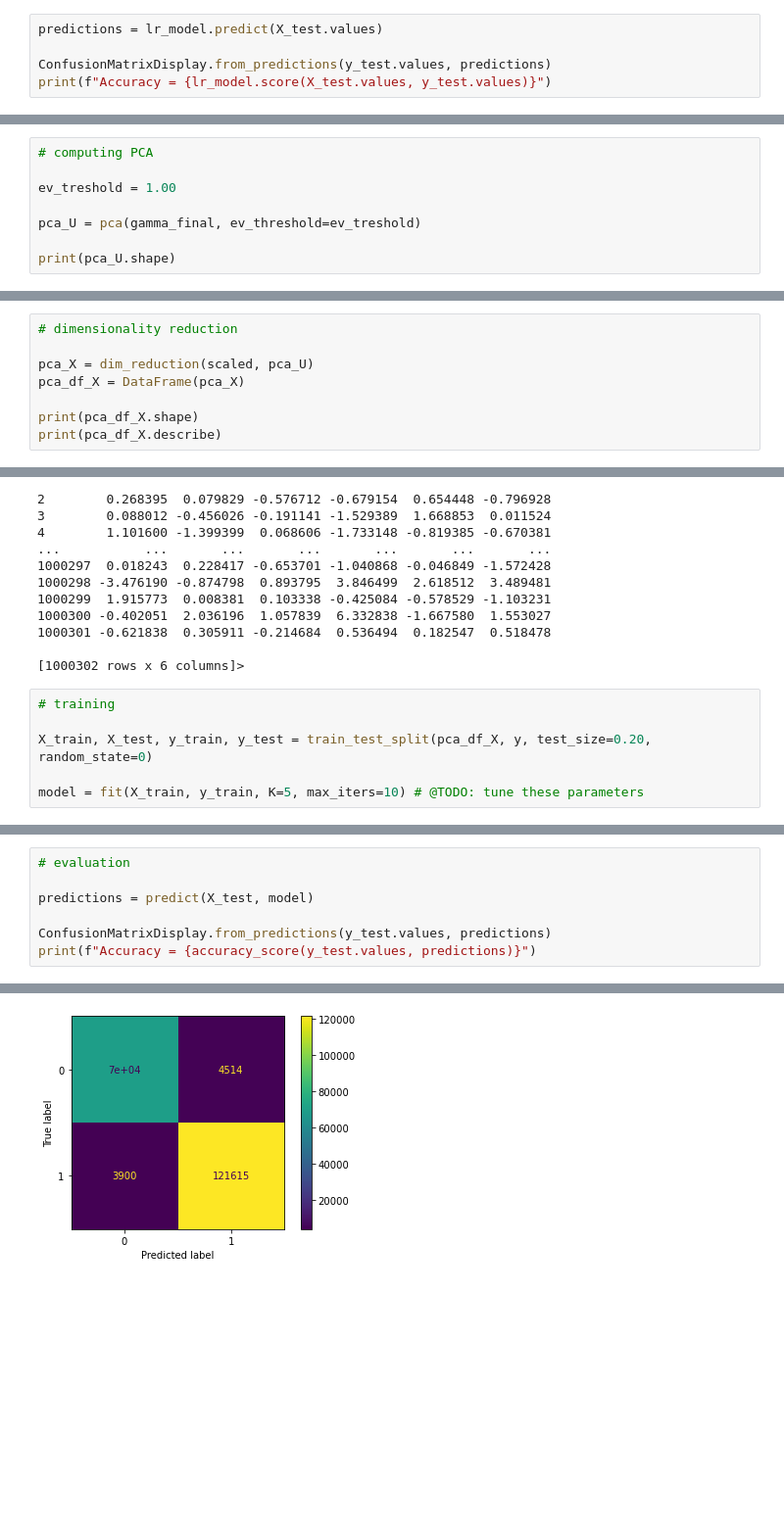
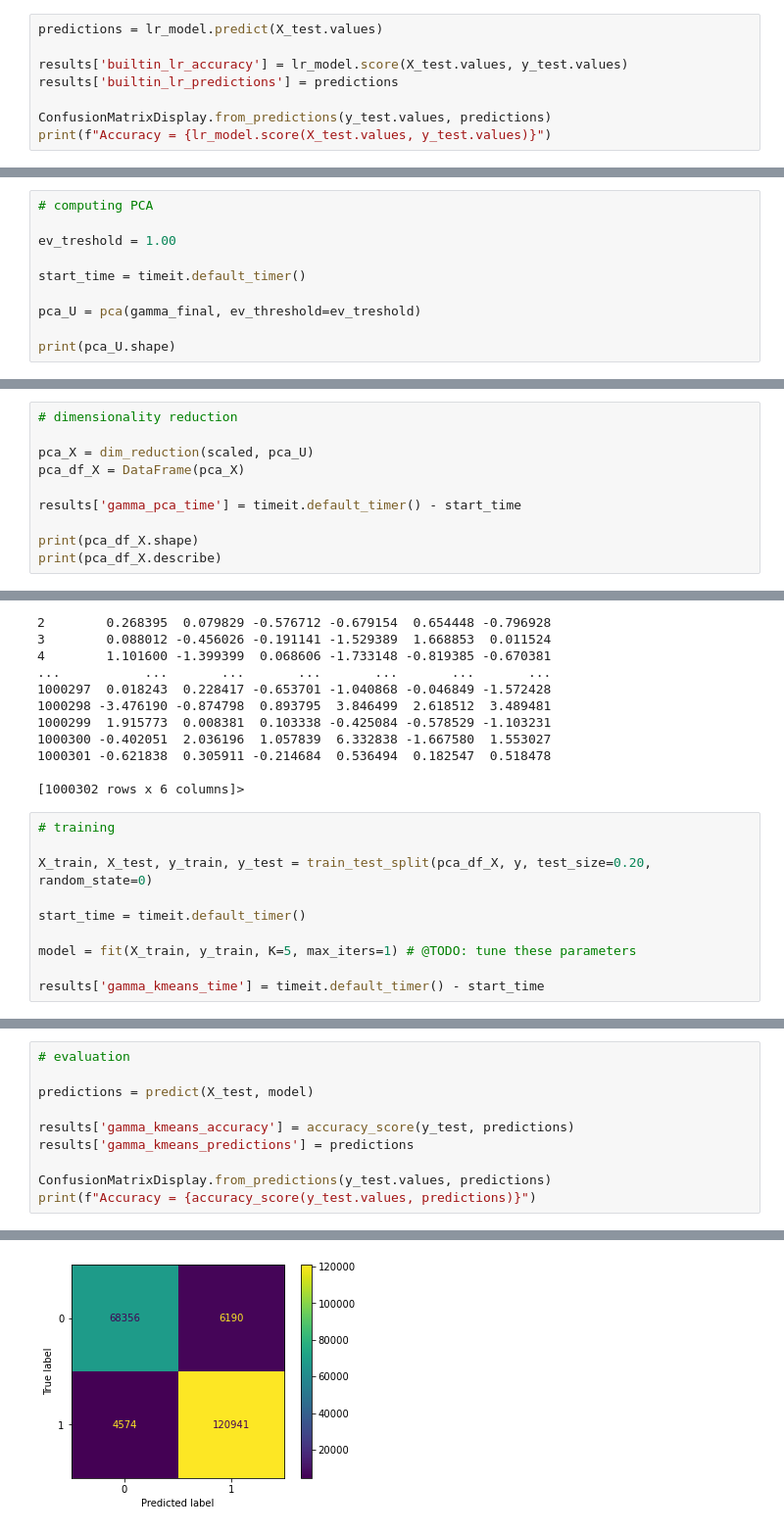
Before and after one commit to JediRhymeTrix/COSC-6339-HW1, a Jupyter notebook: hw1.ipynb, the cells around one changed output, grey strips where cells are left out. Shown at 98% size. Cells and saved outputs as stored; diff of their text form; blank space fills up the shorter version.

Commit message:
chore: :recycle: add consolidated results at end of notebook

```diff
--- a/hw1.ipynb
+++ b/hw1.ipynb
@@ -149,6 +160,9 @@ LogisticRegression()
 # %%
 predictions = lr_model.predict(X_test.values)
 
+results['builtin_lr_accuracy'] = lr_model.score(X_test.values, y_test.values)
+results['builtin_lr_predictions'] = predictions
+
 ConfusionMatrixDisplay.from_predictions(y_test.values, predictions)
 print(f"Accuracy = {lr_model.score(X_test.values, y_test.values)}")
 # %% [output]
@@ -350,6 +364,8 @@ print(gamma_final)
 
 ev_treshold = 1.00
 
+start_time = timeit.default_timer()
+
 pca_U = pca(gamma_final, ev_threshold=ev_treshold)
 
 print(pca_U.shape)
@@ -361,6 +377,8 @@ print(pca_U.shape)
 pca_X = dim_reduction(scaled, pca_U)
 pca_df_X = DataFrame(pca_X)
 
+results['gamma_pca_time'] = timeit.default_timer() - start_time
+
 print(pca_df_X.shape)
 print(pca_df_X.describe)
 # %% [output]
@@ -384,6 +402,10 @@ print(pca_df_X.describe)
 
 X_train, X_test, y_train, y_test = train_test_split(pca_df_X, y, test_size=0.20, random_state=0)
 
-model = fit(X_train, y_train, K=5, max_iters=10) # @TODO: tune these parameters
+start_time = timeit.default_timer()
+
+model = fit(X_train, y_train, K=5, max_iters=1) # @TODO: tune these parameters
+
+results['gamma_kmeans_time'] = timeit.default_timer() - start_time
 # %% [output]
 Iteration 1
@@ -411,6 +415,9 @@ Iteration 10
 
 predictions = predict(X_test, model)
 
+results['gamma_kmeans_accuracy'] = accuracy_score(y_test, predictions)
+results['gamma_kmeans_predictions'] = predictions
+
 ConfusionMatrixDisplay.from_predictions(y_test.values, predictions)
 print(f"Accuracy = {accuracy_score(y_test.values, predictions)}")
 # %% [output]
@@ -418 +425 @@ Accuracy = 0.9579428274376315
-[figure, old version]
+[figure, new version]
```
Also changed, not shown: parts of 8 cells of this notebook.
